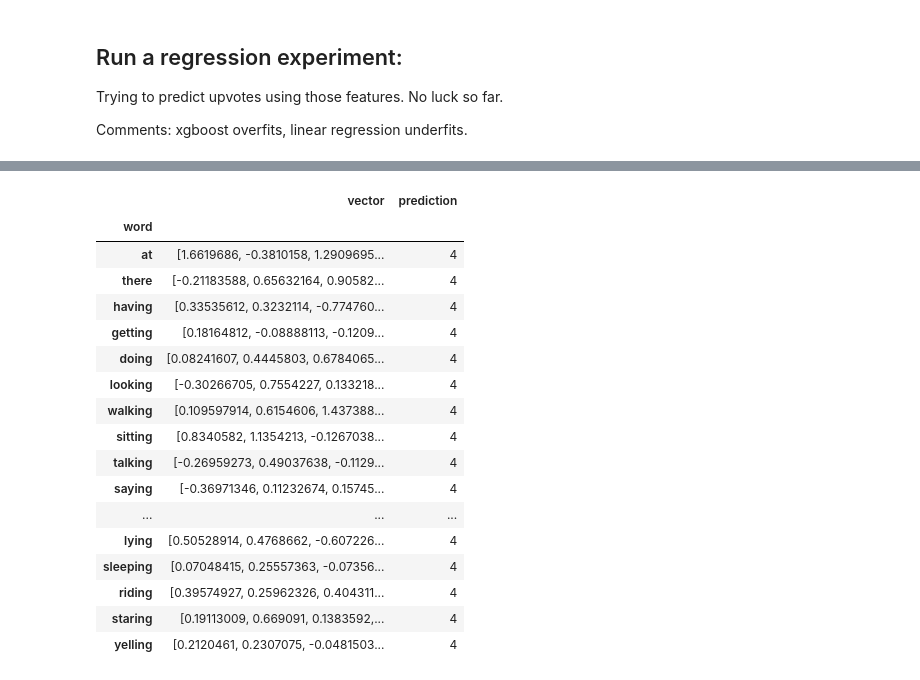
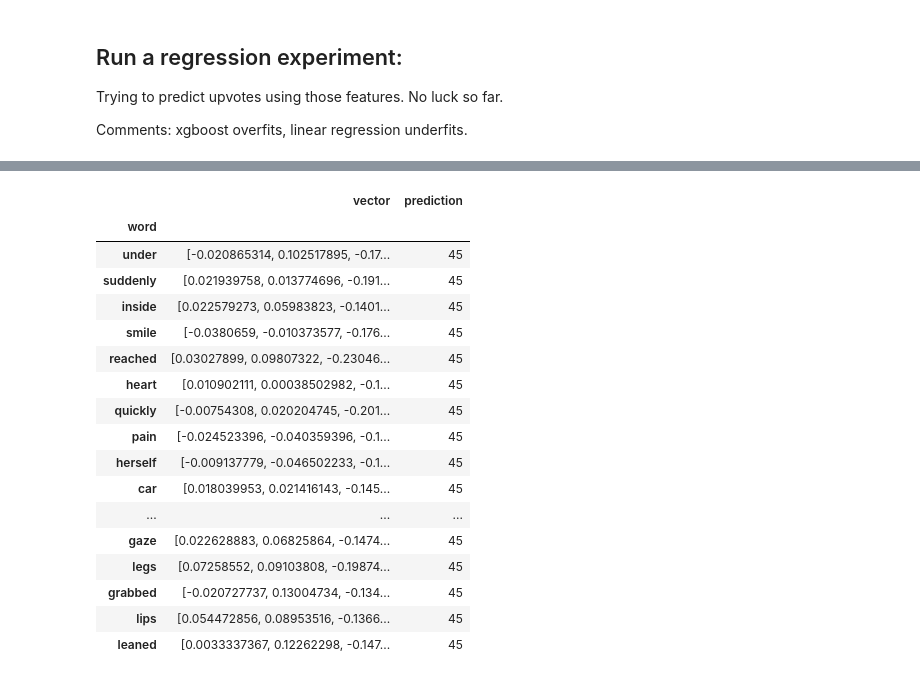
Before and after one commit to ElleNajt/ErdosInstitute-SIG_Project, a Jupyter notebook: Regression/all_features.ipynb, the cells around one changed output, grey strips where cells are left out. Drawn from its saved outputs; the diff is of its cells as text; code cells hidden in the pictures.

```diff
--- a/Regression/all_features.ipynb
+++ b/Regression/all_features.ipynb
@@ -34,19 +34,20 @@ import seaborn as sns
 # Load and clean data:
 # %%
 def load(subreddit):
-    df_messy = pd.read_csv("../Data/subreddit_" + subreddit + "/full.csv") #, nrows = 3000)
+    df_messy = pd.read_csv("../Data/subreddit_" + subreddit + "/full.csv")
 
     # This removes weekly threads, and rows that have been deleted. Also removes posts that are not text posts.
     # Creates more granular time features as well.
-    df_messy = data_preprocessor.preprocess(df_messy)
+    df_messy, award_cols = data_preprocessor.preprocess(df_messy)
 
     # make tokenized columns for the NLP methods
     tokenizer().in_place(X = df_messy, cols = ['title', 'selftext'])
 
+    cols = [  'id',  'author', 'ups', 'total_awards_received', 'num_comments', 'weektime', 'time_of_day', 'tokenized_title', 'tokenized_selftext'] + award_cols
 
-    df = df_messy[ [  'id',  'author', 'ups', 'total_awards_received', 'num_comments', 'weektime', 'time_of_day', 'tokenized_title', 'tokenized_selftext']]
-    return df
+    df = df_messy[ cols]
+    return df, award_cols
 
 
-subreddit = "Jokes" # "WallStreetBets, TraditionalCurses, WritingPrompts, TwoSentenceHorror, Jokes"
-df = load(subreddit)
+subreddit = "WritingPrompts" # "WallStreetBets, TraditionalCurses, WritingPrompts, TwoSentenceHorror, Jokes"
+df, award_cols = load(subreddit)
@@ -92,4 +106,4 @@ time_features = make_union( make_column_transformer(
                                                    )
                           )
 # %%
-nlp_features = make_union( conceptcluster(verbose = False) )
+nlp_features = make_union( conceptcluster(  roughclustersize = 15 , verbose = False) )
@@ -111,11 +122,11 @@ def run_experiment(model, X, y):
 
 
     X_train, X_test, y_train, y_test = train_test_split(X, y,
-                                                    random_state=0)
+                                                    random_state=1)
 
     print("working on", model)
 
-    pipe = make_pipeline(all_features, model)
+    pipe = make_pipeline(all_features, model, verbose = True)
     # all features drops the 'ups' category.
 
     pipe.fit(X_train, y_train)
@@ -178,22 +208,22 @@ cc.corpus_df.prediction.value_counts().head(25)
 Name: prediction, dtype: int64
 # %%
-cc.corpus_df[ cc.corpus_df.prediction == 4]
+cc.corpus_df[ cc.corpus_df.prediction == 45]
 # %% [output]
 |  | vector | prediction |
 | word |  |  |
-| at | [1.6619686, -0.3810158, 1.2909695... | 4 |
-| there | [-0.21183588, 0.65632164, 0.90582... | 4 |
-| having | [0.33535612, 0.3232114, -0.774760... | 4 |
-| getting | [0.18164812, -0.08888113, -0.1209... | 4 |
-| doing | [0.08241607, 0.4445803, 0.6784065... | 4 |
-| looking | [-0.30266705, 0.7554227, 0.133218... | 4 |
-| walking | [0.109597914, 0.6154606, 1.437388... | 4 |
-| sitting | [0.8340582, 1.1354213, -0.1267038... | 4 |
-| talking | [-0.26959273, 0.49037638, -0.1129... | 4 |
-| saying | [-0.36971346, 0.11232674, 0.15745... | 4 |
+| under | [-0.020865314, 0.102517895, -0.17... | 45 |
+| suddenly | [0.021939758, 0.013774696, -0.191... | 45 |
+| inside | [0.022579273, 0.05983823, -0.1401... | 45 |
+| smile | [-0.0380659, -0.010373577, -0.176... | 45 |
+| reached | [0.03027899, 0.09807322, -0.23046... | 45 |
+| heart | [0.010902111, 0.00038502982, -0.1... | 45 |
+| quickly | [-0.00754308, 0.020204745, -0.201... | 45 |
+| pain | [-0.024523396, -0.040359396, -0.1... | 45 |
+| herself | [-0.009137779, -0.046502233, -0.1... | 45 |
+| car | [0.018039953, 0.021416143, -0.145... | 45 |
 | ... | ... | ... |
-| lying | [0.50528914, 0.4768662, -0.607226... | 4 |
-| sleeping | [0.07048415, 0.25557363, -0.07356... | 4 |
-| riding | [0.39574927, 0.25962326, 0.404311... | 4 |
-| staring | [0.19113009, 0.669091, 0.1383592,... | 4 |
-| yelling | [0.2120461, 0.2307075, -0.0481503... | 4 |
+| gaze | [0.022628883, 0.06825864, -0.1474... | 45 |
+| legs | [0.07258552, 0.09103808, -0.19874... | 45 |
+| grabbed | [-0.020727737, 0.13004734, -0.134... | 45 |
+| lips | [0.054472856, 0.08953516, -0.1366... | 45 |
+| leaned | [0.0033337367, 0.12262298, -0.147... | 45 |
```
Also changed, not shown: parts of 6 cells of this notebook, 4 other files.
